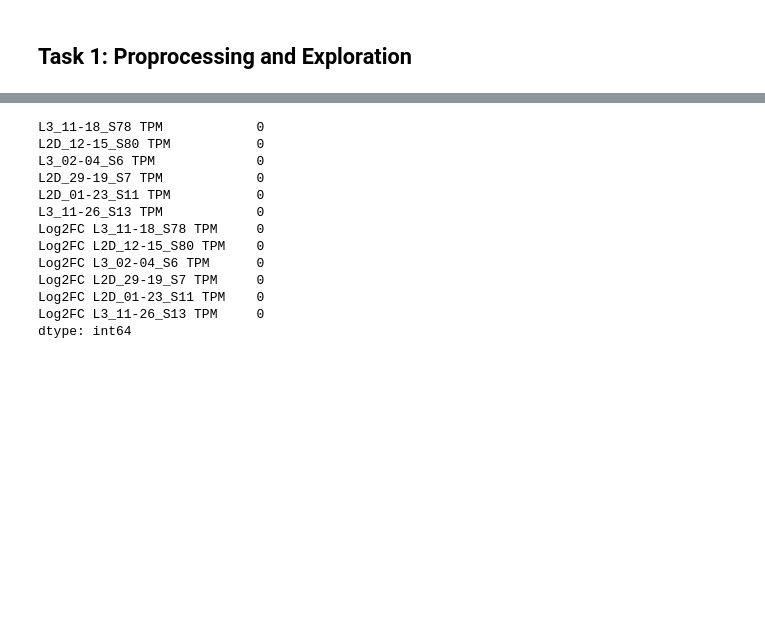
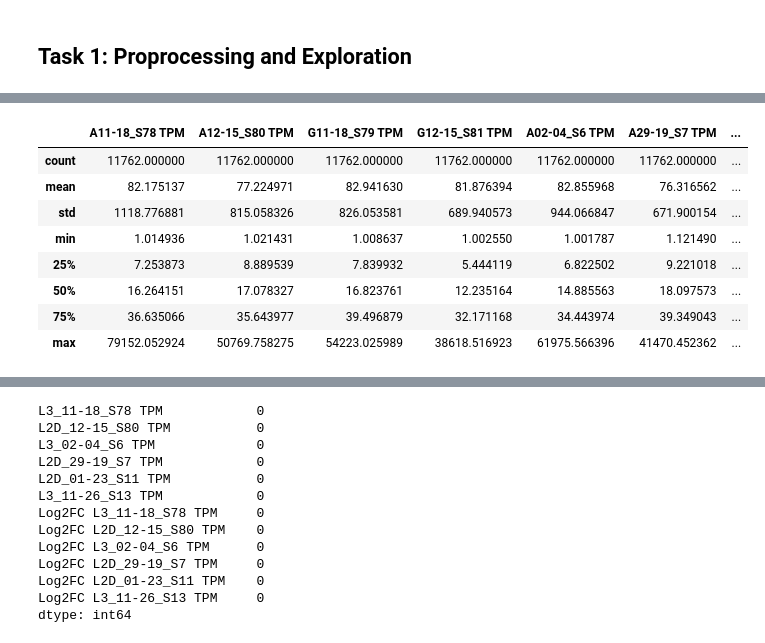
Before and after one commit to Tommytang111/trapseq_analysis, a Jupyter notebook: notebooks/RNAseq_analysis.ipynb, the cells around one changed output, grey strips where cells are left out. Drawn from its saved outputs; the diff is of its cells as text; code cells hidden in the pictures; blank space fills up the shorter version.

```diff
--- a/RNAseq_analysis.ipynb
+++ b/notebooks/RNAseq_analysis.ipynb
@@ -54,3 +106,17 @@ df_TPM
 46926 rows × 13 columns
+# %%
+#Filter out genes with low expression (e.g., TPM < 1 in all samples)
+df_TPM_filtered = df_TPM[(df_TPM.filter(like="TPM") > 1).all(axis=1)]
+df_TPM_filtered.describe()
+# %% [output]
+|  | A11-18_S78 TPM | A12-15_S80 TPM | G11-18_S79 TPM | G12-15_S81 TPM | A02-04_S6 TPM | A29-19_S7 TPM | ... |
+| count | 11762.000000 | 11762.000000 | 11762.000000 | 11762.000000 | 11762.000000 | 11762.000000 | ... |
+| mean | 82.175137 | 77.224971 | 82.941630 | 81.876394 | 82.855968 | 76.316562 | ... |
+| std | 1118.776881 | 815.058326 | 826.053581 | 689.940573 | 944.066847 | 671.900154 | ... |
+| min | 1.014936 | 1.021431 | 1.008637 | 1.002550 | 1.001787 | 1.121490 | ... |
+| 25% | 7.253873 | 8.889539 | 7.839932 | 5.444119 | 6.822502 | 9.221018 | ... |
+| 50% | 16.264151 | 17.078327 | 16.823761 | 12.235164 | 14.885563 | 18.097573 | ... |
+| 75% | 36.635066 | 35.643977 | 39.496879 | 32.171168 | 34.443974 | 39.349043 | ... |
+| max | 79152.052924 | 50769.758275 | 54223.025989 | 38618.516923 | 61975.566396 | 41470.452362 | ... |
 # %%
 #Rename dataframes
```
Also changed, not shown: parts of 11 cells of this notebook, 2 other files.
